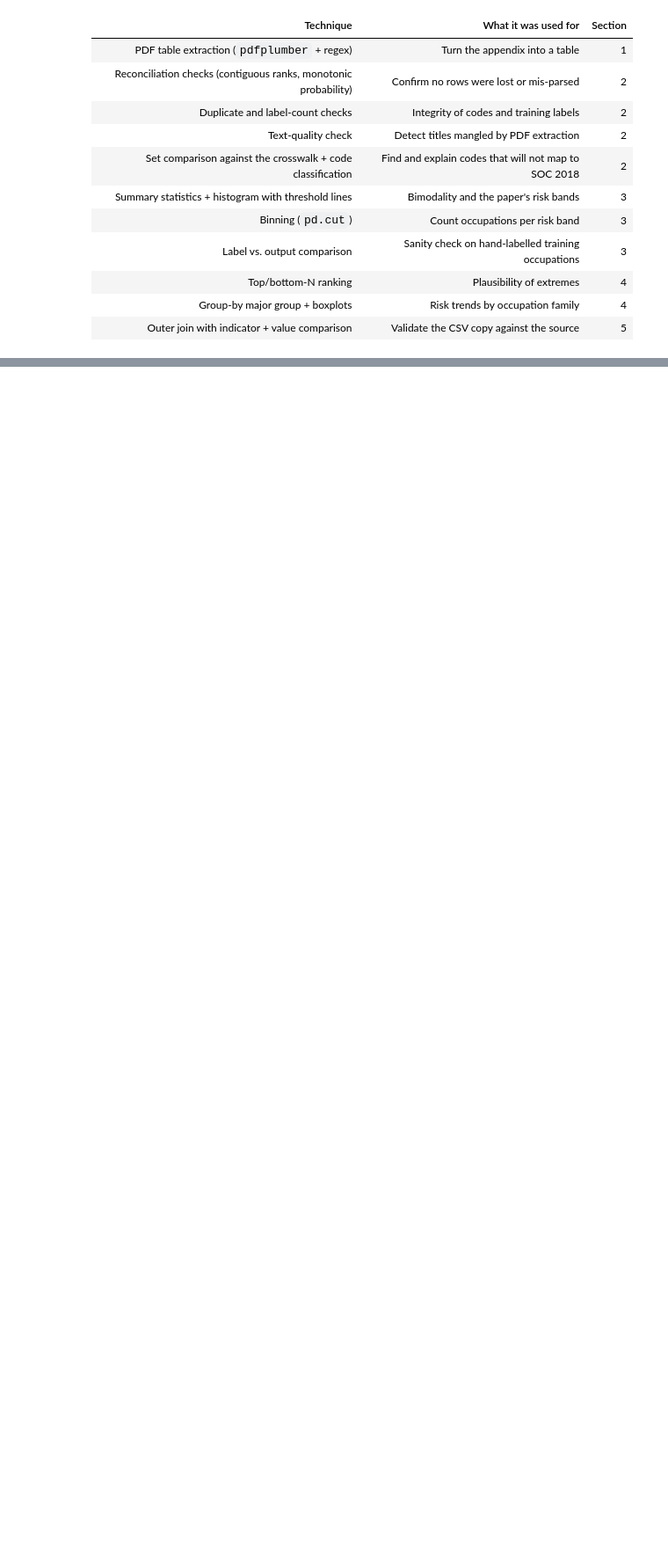
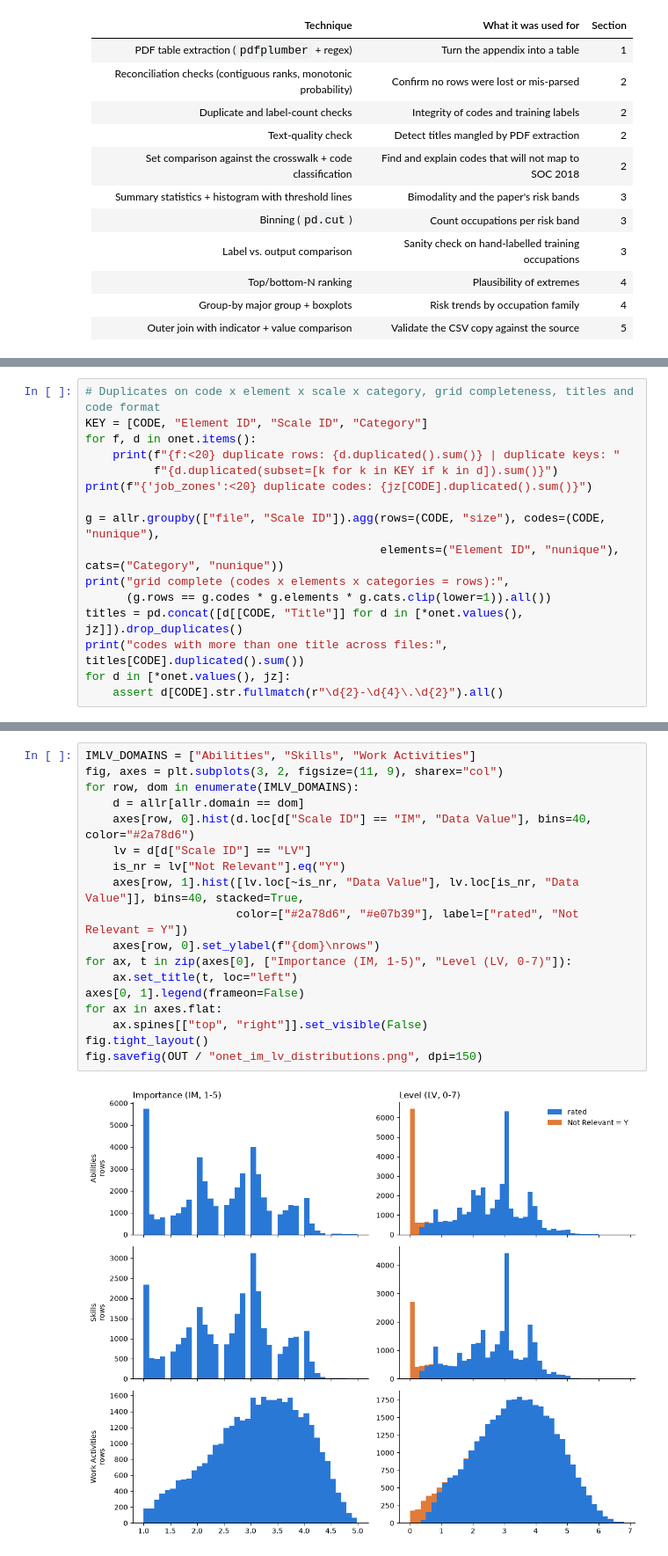
Before and after one commit to Break-Through-Tech/Swytch-1B-do-ai-job-risk-indices-agree, a Jupyter notebook: notebooks/eda/eda_raw.ipynb, the cells around one changed output, grey strips where cells are left out. Shown at 88% size. Cells and saved outputs as stored; diff of their text form; blank space fills up the shorter version.

```diff
--- a/notebooks/eda/eda_raw.ipynb
+++ b/notebooks/eda/eda_raw.ipynb
@@ -1182,0 +1401,16 @@ PDF-only codes on the crosswalk: 32 of 49
+# %%
+# Duplicates on code x element x scale x category, grid completeness, titles and code format
+KEY = [CODE, "Element ID", "Scale ID", "Category"]
+for f, d in onet.items():
+    print(f"{f:<20} duplicate rows: {d.duplicated().sum()} | duplicate keys: "
+          f"{d.duplicated(subset=[k for k in KEY if k in d]).sum()}")
+print(f"{'job_zones':<20} duplicate codes: {jz[CODE].duplicated().sum()}")
+
+g = allr.groupby(["file", "Scale ID"]).agg(rows=(CODE, "size"), codes=(CODE, "nunique"),
+                                           elements=("Element ID", "nunique"), cats=("Category", "nunique"))
+print("grid complete (codes x elements x categories = rows):",
+      (g.rows == g.codes * g.elements * g.cats.clip(lower=1)).all())
+titles = pd.concat([d[[CODE, "Title"]] for d in [*onet.values(), jz]]).drop_duplicates()
+print("codes with more than one title across files:", titles[CODE].duplicated().sum())
+for d in [*onet.values(), jz]:
+    assert d[CODE].str.fullmatch(r"\d{2}-\d{4}\.\d{2}").all()
@@ -1182,0 +1575,20 @@ PDF-only codes on the crosswalk: 32 of 49
+# %%
+IMLV_DOMAINS = ["Abilities", "Skills", "Work Activities"]
+fig, axes = plt.subplots(3, 2, figsize=(11, 9), sharex="col")
+for row, dom in enumerate(IMLV_DOMAINS):
+    d = allr[allr.domain == dom]
+    axes[row, 0].hist(d.loc[d["Scale ID"] == "IM", "Data Value"], bins=40, color="#2a78d6")
+    lv = d[d["Scale ID"] == "LV"]
+    is_nr = lv["Not Relevant"].eq("Y")
+    axes[row, 1].hist([lv.loc[~is_nr, "Data Value"], lv.loc[is_nr, "Data Value"]], bins=40, stacked=True,
+                      color=["#2a78d6", "#e07b39"], label=["rated", "Not Relevant = Y"])
+    axes[row, 0].set_ylabel(f"{dom}\nrows")
+for ax, t in zip(axes[0], ["Importance (IM, 1-5)", "Level (LV, 0-7)"]):
+    ax.set_title(t, loc="left")
+axes[0, 1].legend(frameon=False)
+for ax in axes.flat:
+    ax.spines[["top", "right"]].set_visible(False)
+fig.tight_layout()
+fig.savefig(OUT / "onet_im_lv_distributions.png", dpi=150)
+# %% [output]
+[figure, added]
```
Also changed, not shown: parts of 46 cells of this notebook.
